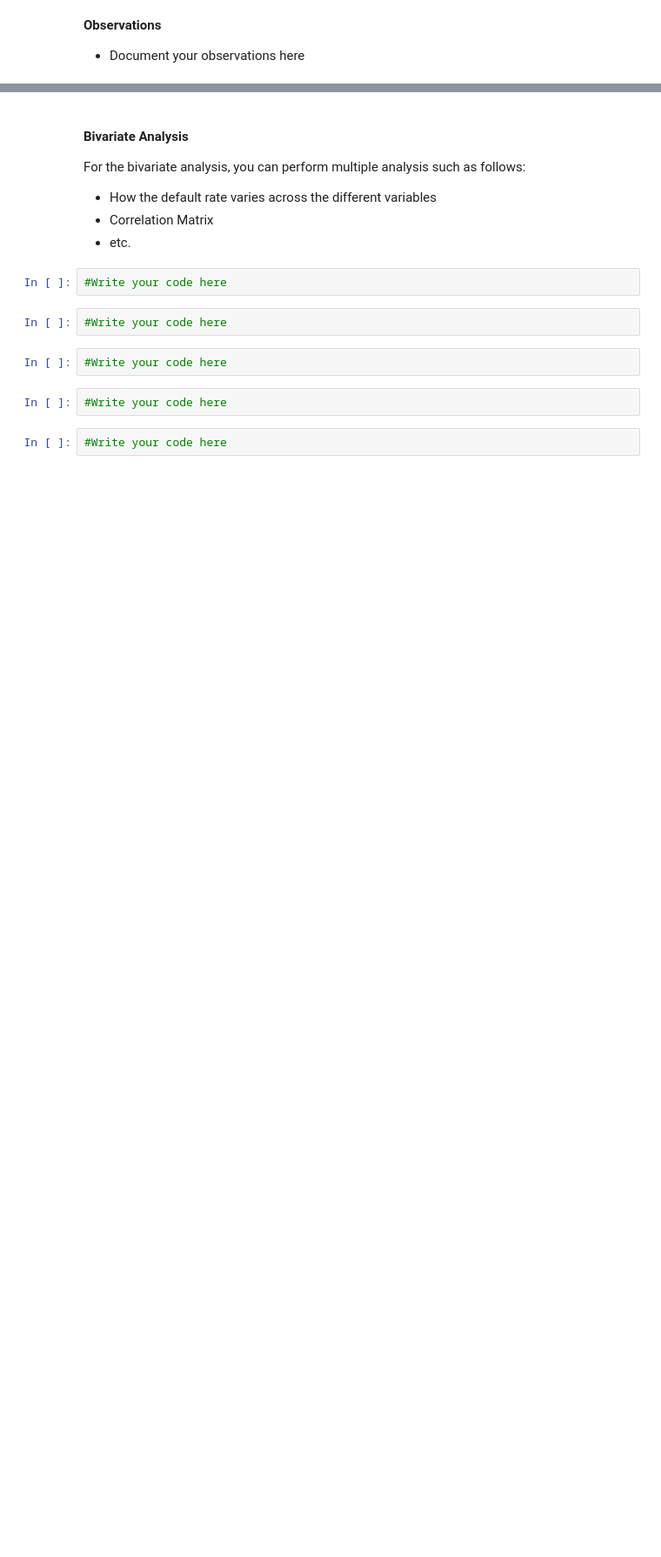
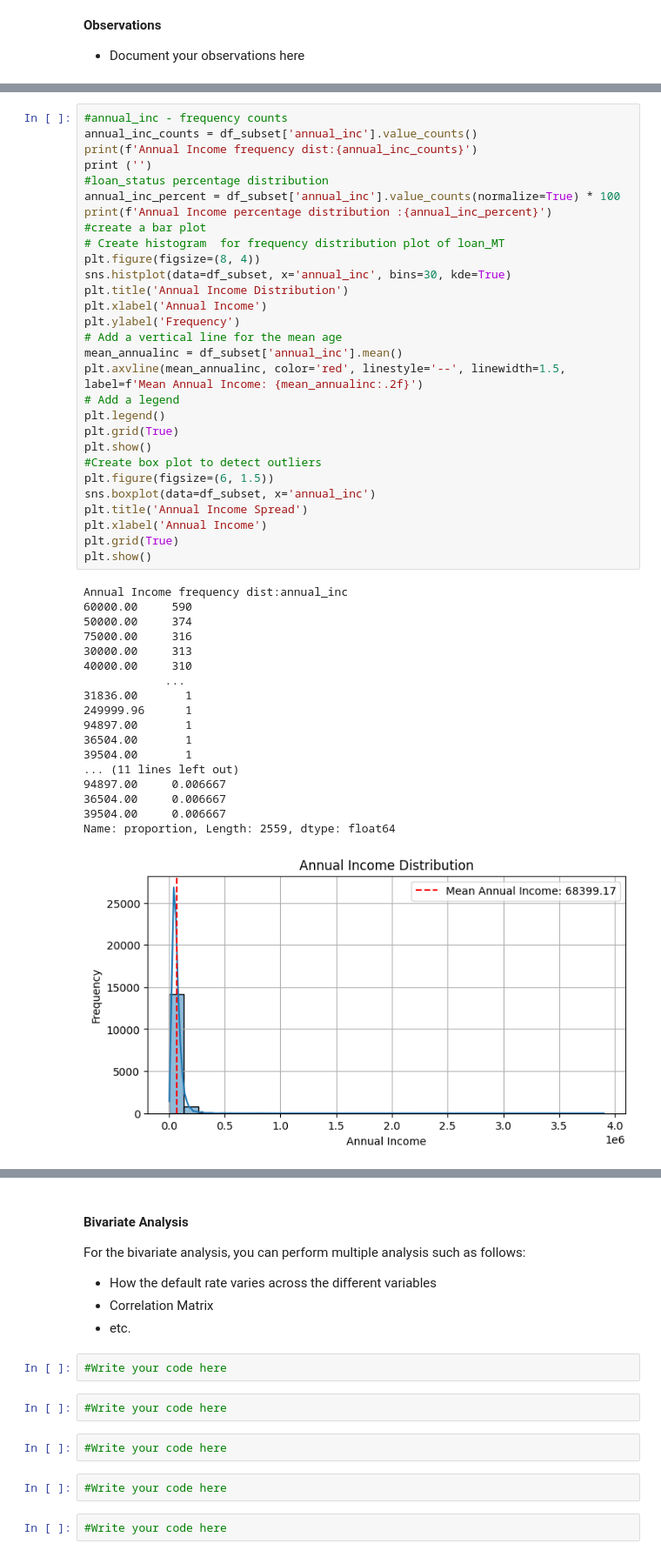
Before and after one commit to mkhallymysore/lending_club, a Jupyter notebook: Starter_Code_Loan_Approval_Lending_Club.ipynb, the cells around one changed output, grey strips where cells are left out. Shown: that part at 87% size. Cells and saved outputs as stored; diff of their text form; blank space fills up the shorter version.

```diff
--- a/Starter_Code_Loan_Approval_Lending_Club.ipynb
+++ b/Starter_Code_Loan_Approval_Lending_Club.ipynb
@@ -609,0 +666,48 @@ Name: proportion, Length: 667, dtype: float64
+# %%
+#annual_inc - frequency counts
+annual_inc_counts = df_subset['annual_inc'].value_counts()
+print(f'Annual Income frequency dist:{annual_inc_counts}')
+print ('')
+#loan_status percentage distribution
+annual_inc_percent = df_subset['annual_inc'].value_counts(normalize=True) * 100
+print(f'Annual Income percentage distribution :{annual_inc_percent}')
+#create a bar plot
+# Create histogram  for frequency distribution plot of loan_MT
+plt.figure(figsize=(8, 4))
+sns.histplot(data=df_subset, x='annual_inc', bins=30, kde=True)
+plt.title('Annual Income Distribution')
+plt.xlabel('Annual Income')
+plt.ylabel('Frequency')
+# Add a vertical line for the mean age
+mean_annualinc = df_subset['annual_inc'].mean()
+plt.axvline(mean_annualinc, color='red', linestyle='--', linewidth=1.5, label=f'Mean Annual Income: {mean_annualinc:.2f}')
+# Add a legend
+plt.legend()
+plt.grid(True)
+plt.show()
+#Create box plot to detect outliers
+plt.figure(figsize=(6, 1.5))
+sns.boxplot(data=df_subset, x='annual_inc')
+plt.title('Annual Income Spread')
+plt.xlabel('Annual Income')
+plt.grid(True)
+plt.show()
+# %% [output]
+Annual Income frequency dist:annual_inc
+60000.00     590
+50000.00     374
+75000.00     316
+30000.00     313
+40000.00     310
+            ...
+31836.00       1
+249999.96      1
+94897.00       1
+36504.00       1
+39504.00       1
+... (11 lines left out)
+94897.00     0.006667
+36504.00     0.006667
+39504.00     0.006667
+Name: proportion, Length: 2559, dtype: float64
+[figure, added]
```
Also changed, not shown: parts of 11 cells of this notebook.
